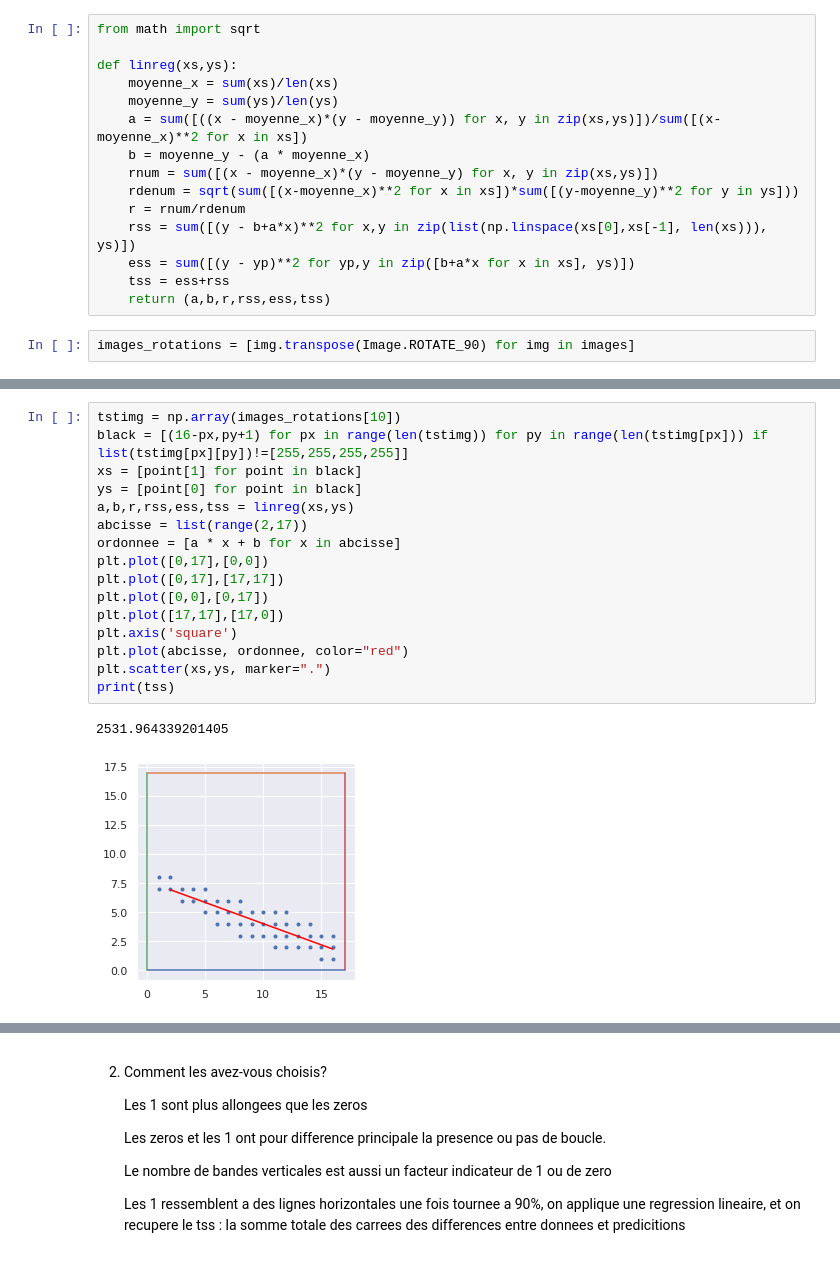
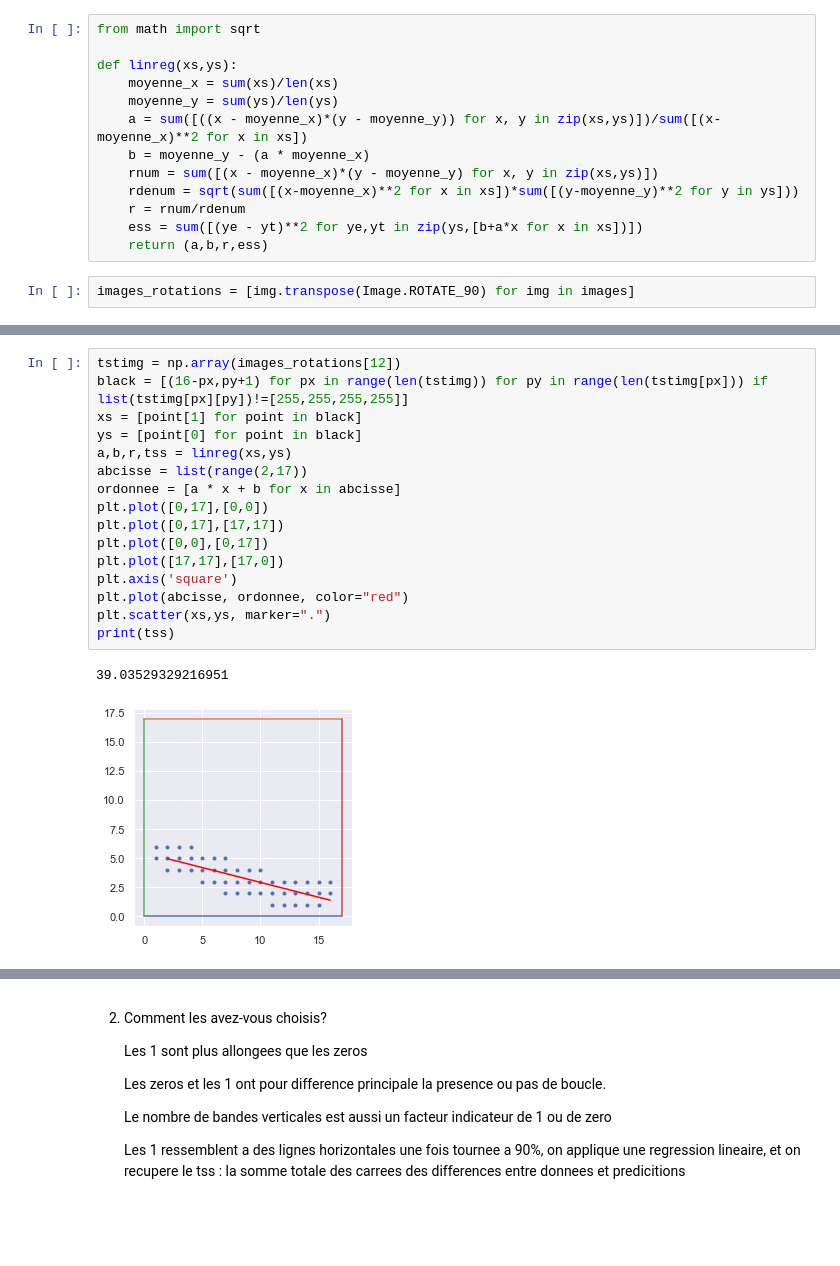
Before and after one commit to MK8BK/SDprojet_image_s2, a Jupyter notebook: 4_analyse_de_donnees.ipynb, the cells around one changed output, grey strips where cells are left out. Saved outputs shown, nothing was run; the diff lists cells and outputs as text; blank space fills up the shorter version.

```diff
--- a/4_analyse_de_donnees.ipynb
+++ b/4_analyse_de_donnees.ipynb
@@ -226,10 +227,8 @@ def linreg(xs,ys):
     rnum = sum([(x - moyenne_x)*(y - moyenne_y) for x, y in zip(xs,ys)])
     rdenum = sqrt(sum([(x-moyenne_x)**2 for x in xs])*sum([(y-moyenne_y)**2 for y in ys]))
     r = rnum/rdenum
-    rss = sum([(y - b+a*x)**2 for x,y in zip(list(np.linspace(xs[0],xs[-1], len(xs))), ys)])
-    ess = sum([(y - yp)**2 for yp,y in zip([b+a*x for x in xs], ys)])
-    tss = ess+rss
-    return (a,b,r,rss,ess,tss)
+    ess = sum([(ye - yt)**2 for ye,yt in zip(ys,[b+a*x for x in xs])])
+    return (a,b,r,ess)
 # %%
 images_rotations = [img.transpose(Image.ROTATE_90) for img in images]
 # %%
@@ -240,22 +239,22 @@ image_grid(images_rotations,
 # %%
-tstimg = np.array(images_rotations[10])
+tstimg = np.array(images_rotations[12])
 black = [(16-px,py+1) for px in range(len(tstimg)) for py in range(len(tstimg[px])) if list(tstimg[px][py])!=[255,255,255,255]]
 xs = [point[1] for point in black]
 ys = [point[0] for point in black]
-a,b,r,rss,ess,tss = linreg(xs,ys)
+a,b,r,tss = linreg(xs,ys)
 abcisse = list(range(2,17))
 ordonnee = [a * x + b for x in abcisse]
 plt.plot([0,17],[0,0])
 plt.plot([0,17],[17,17])
 plt.plot([0,0],[0,17])
 plt.plot([17,17],[17,0])
 plt.axis('square')
 plt.plot(abcisse, ordonnee, color="red")
 plt.scatter(xs,ys, marker=".")
 print(tss)
 # %% [output]
-2531.964339201405
+39.03529329216951
-[figure, old version]
+[figure, new version]
 # %%
 
 fig, ax = plt.subplots(4, 5, sharex='col', sharey='row', figsize=(15,10))
```
Also changed, not shown: parts of 22 cells of this notebook, 12 other files.
